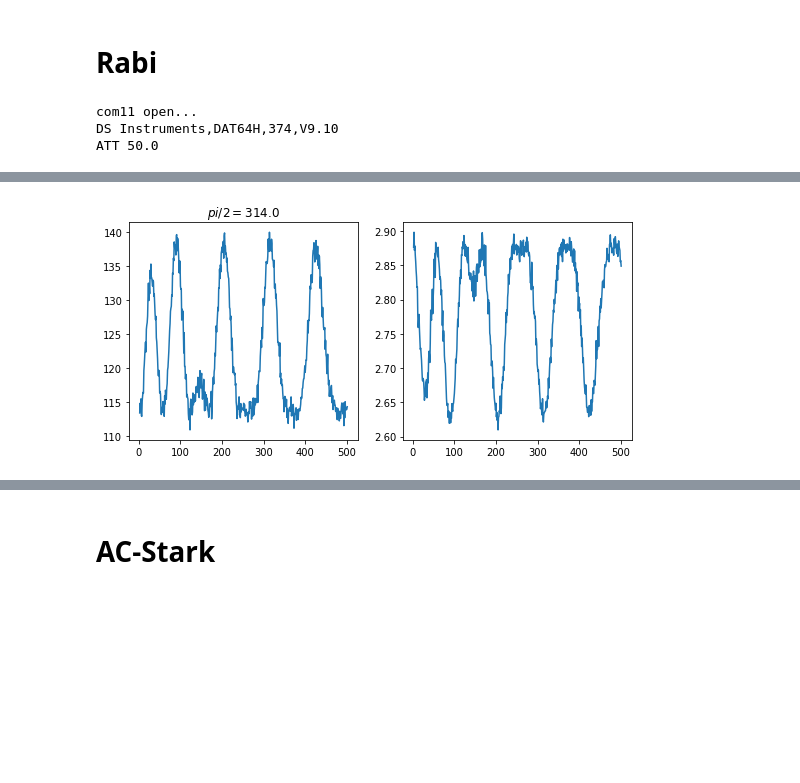
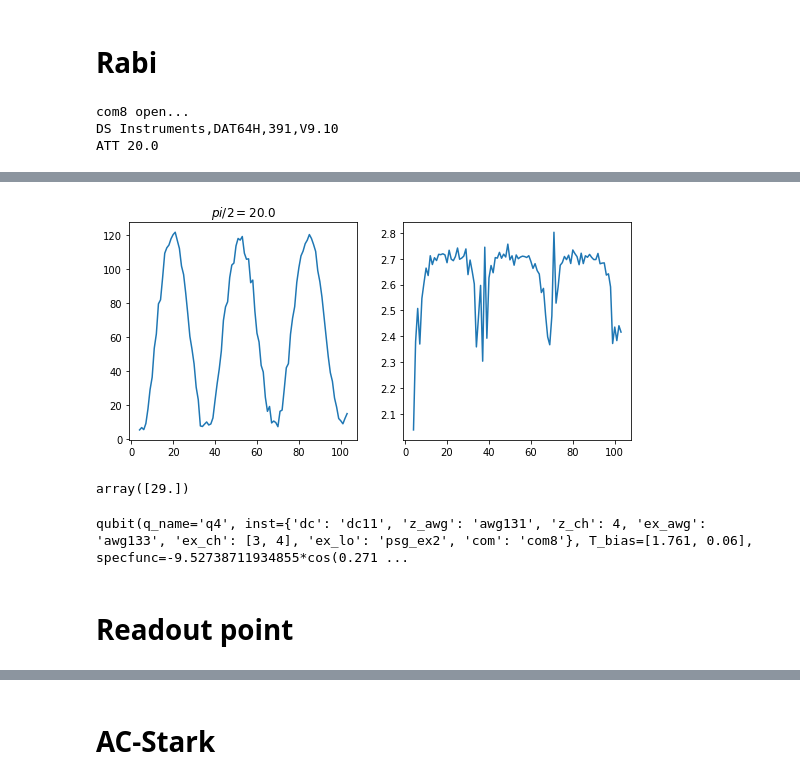
Before and after one commit to zhaoshoukuan/-ipynb, a Jupyter notebook: qw20.ipynb, the cells around one changed output, grey strips where cells are left out. Saved outputs shown, nothing was run; the diff lists cells and outputs as text; code cells hidden in the pictures; blank space fills up the shorter version.

```diff
--- a/qw20.ipynb
+++ b/qw20.ipynb
@@ -341,38 +349,60 @@ ATT 25.0
 # %%
-q1 = q1._replace(bias=bias,f_ex=f_rabi,f_lo=(measure.f_lo-measure.delta))
+q7 = q7._replace(bias=bias,f_ex=f_rabi,f_lo=(measure.f_lo-measure.delta))
+# %%
+q7 = q7._replace(inst={'dc': 'dc08', 'z_awg': 'awg131', 'z_ch': 7, 'ex_awg': 'awg133', 'ex_ch': [3, 4], 'ex_lo': 'psg_ex2', 'com': 'com8'},delta_ex=np.array([0]),power_ex=10)
 # %%
 q1
 # %% [output]
 qubit(q_name='q1', inst={'dc': 'dc05', 'z_awg': 'awg131', 'z_ch': 1, 'ex_awg': 'awg133', 'ex_ch': [1, 2], 'ex_lo': 'psg_ex1', 'com': 'com11'}, T_bias=[2.021, 0.1], specfunc=3.18165278140929 - 0.749269 ...
 # %% [markdown]
 # Rabi
-# %%
-q_target = q1
-t_rabi = np.linspace(1,501,501)
-measure.wave['Read'] = [['Readout_I']*len(t_rabi),['Readout_Q']*len(t_rabi)]
+# %%
+q_target = q7
+if q_target.inst['ex_lo'] == 'psg_ex2':
+    t_rabi = np.linspace(3,103,101)
+    att_single = 10
+else:
+    t_rabi = np.linspace(1,101,101)
+    att_single = 25
+await measure.awg['awgread'].stop()
+await measure.awg['awgread'].query('*OPC?')
+await measure.awg['awgread'].remove_sequence(name='Read')
+await measure.awg[q_target.inst['ex_awg']].remove_sequence(name=''.join((q_target.inst['ex_awg'],'coherence')))
+measure.wave['Read'] = [['Readout_I']*len(t_rabi),['Readout_Q']*len(t_rabi)]
 # %%
-att_single = 25
+
 tag = q_target.q_name
 att_setup = mr.Att_Setup(q_target.inst['com'])
 att_setup.Att(att_single)
-await psg_ex1.setValue('Moutput','OFF')
+await psg_ex1.setValue('Moutput','ON')
 await psg[q_target.inst['ex_lo']].setValue('Output','ON')
 await psg['psg_lo'].setValue('Output','ON')
 await mr.jpa_switch(measure,'ON')
-await psg[q_target.inst['ex_lo']].setValue('Frequency',(f_rabi[0]+80e6))
+await psg[q_target.inst['ex_lo']].setValue('Frequency',(q_target.f_ex+q_target.delta_ex[0]))
 job = Job(mr.rabi, (q_target,measure,t_rabi,(len(t_rabi)-1),True), tags=[tag], max=500,avg=True)
 t_r, s_r = await job.done()
-index = np.abs(s_r).argmax(axis=0)
-t_op = np.array([t_r[:,i][j] for i, j in enumerate(index)])
+# index = np.abs(s_r).argmax(axis=0)
+# t_op = np.array([t_r[:,i][j] for i, j in enumerate(index)])
+t_op = op.RowToRipe().firstMax(t_r[:,0],np.abs(s_r[:,0]),num=0)
 fig, axes = plt.subplots(ncols=2,nrows=1,figsize=(9,4))
 axes[0].plot(t_r,np.abs(s_r))
 axes[0].set_title('$pi/2=%.1f$'%t_op)
 axes[1].plot(t_r,np.angle(s_r))
 plt.show()
 # %% [output]
-com11 open...
-DS Instruments,DAT64H,374,V9.10
-ATT 50.0
+com8 open...
+DS Instruments,DAT64H,391,V9.10
+ATT 20.0
 [interactive output not drawn]
-[figure, old version]
+[figure, new version]
+# %%
+index = np.abs(s_r).argmax(axis=0)
+t_op = np.array([t_r[:,i][j] for i, j in enumerate(index)])
+t_op
+# %% [output]
+array([29.])
+# %%
+q4
+# %% [output]
+qubit(q_name='q4', inst={'dc': 'dc11', 'z_awg': 'awg131', 'z_ch': 4, 'ex_awg': 'awg133', 'ex_ch': [3, 4], 'ex_lo': 'psg_ex2', 'com': 'com8'}, T_bias=[1.761, 0.06], specfunc=-9.52738711934855*cos(0.271 ...
 # %%
@@ -379,0 +410,2 @@ q1 = q1._replace(pi_len=24,power_rabi=att_single)
+# %% [markdown]
+# Readout point
```
Also changed, not shown: parts of 56 cells of this notebook, 2 other files.
